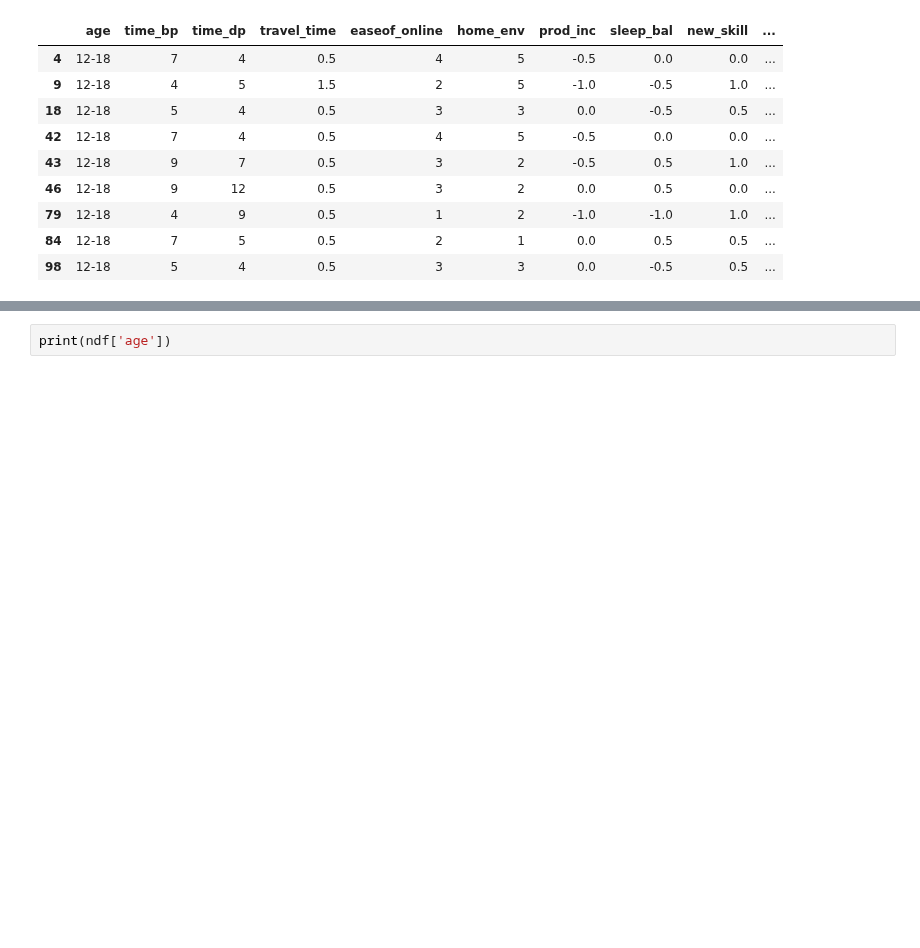
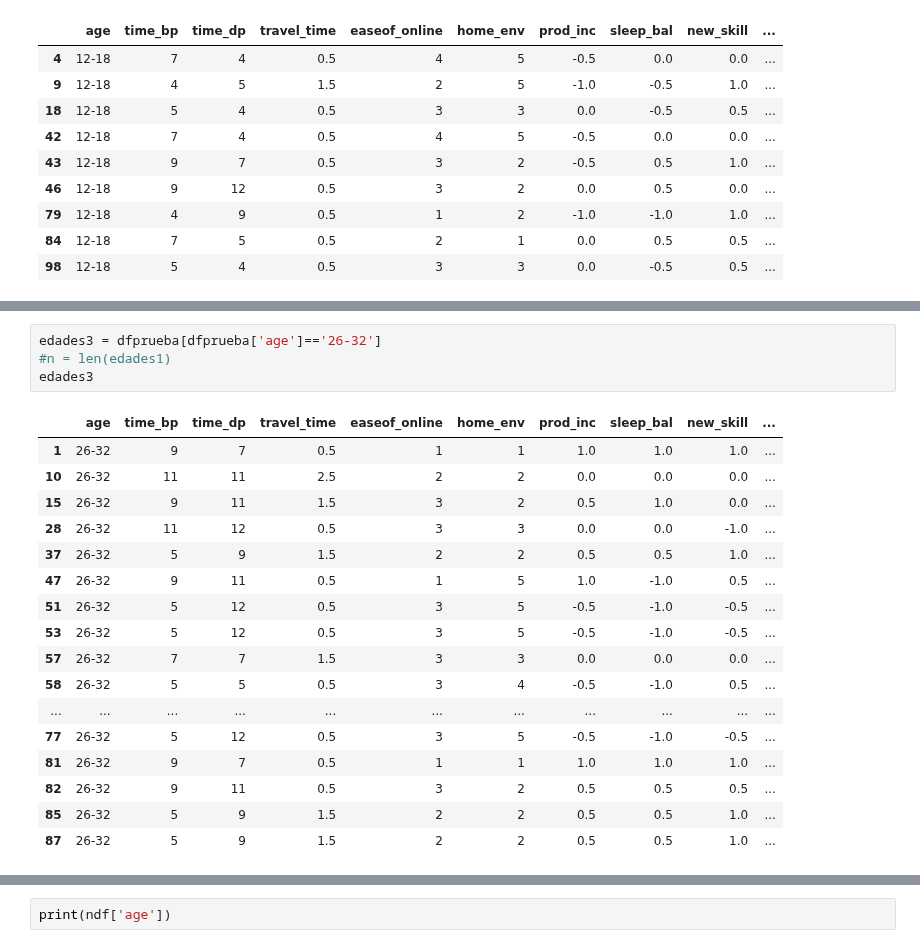
Before and after one commit to Gennifer2001/tesis, a Jupyter notebook: Tésisjeje2_0.ipynb, the cells around one changed output, grey strips where cells are left out. Saved outputs shown, nothing was run; the diff lists cells and outputs as text; blank space fills up the shorter version.

```diff
--- a/Tésisjeje2_0.ipynb
+++ b/Tésisjeje2_0.ipynb
@@ -193,0 +216,22 @@ edades1
+# %%
+edades3 = dfprueba[dfprueba['age']=='26-32']
+#n = len(edades1)
+edades3
+# %% [output]
+|  | age | time_bp | time_dp | travel_time | easeof_online | home_env | prod_inc | sleep_bal | new_skill | ... |
+| 1 | 26-32 | 9 | 7 | 0.5 | 1 | 1 | 1.0 | 1.0 | 1.0 | ... |
+| 10 | 26-32 | 11 | 11 | 2.5 | 2 | 2 | 0.0 | 0.0 | 0.0 | ... |
+| 15 | 26-32 | 9 | 11 | 1.5 | 3 | 2 | 0.5 | 1.0 | 0.0 | ... |
+| 28 | 26-32 | 11 | 12 | 0.5 | 3 | 3 | 0.0 | 0.0 | -1.0 | ... |
+| 37 | 26-32 | 5 | 9 | 1.5 | 2 | 2 | 0.5 | 0.5 | 1.0 | ... |
+| 47 | 26-32 | 9 | 11 | 0.5 | 1 | 5 | 1.0 | -1.0 | 0.5 | ... |
+| 51 | 26-32 | 5 | 12 | 0.5 | 3 | 5 | -0.5 | -1.0 | -0.5 | ... |
+| 53 | 26-32 | 5 | 12 | 0.5 | 3 | 5 | -0.5 | -1.0 | -0.5 | ... |
+| 57 | 26-32 | 7 | 7 | 1.5 | 3 | 3 | 0.0 | 0.0 | 0.0 | ... |
+| 58 | 26-32 | 5 | 5 | 0.5 | 3 | 4 | -0.5 | -1.0 | 0.5 | ... |
+| ... | ... | ... | ... | ... | ... | ... | ... | ... | ... | ... |
+| 77 | 26-32 | 5 | 12 | 0.5 | 3 | 5 | -0.5 | -1.0 | -0.5 | ... |
+| 81 | 26-32 | 9 | 7 | 0.5 | 1 | 1 | 1.0 | 1.0 | 1.0 | ... |
+| 82 | 26-32 | 9 | 11 | 0.5 | 3 | 2 | 0.5 | 0.5 | 0.5 | ... |
+| 85 | 26-32 | 5 | 9 | 1.5 | 2 | 2 | 0.5 | 0.5 | 1.0 | ... |
+| 87 | 26-32 | 5 | 9 | 1.5 | 2 | 2 | 0.5 | 0.5 | 1.0 | ... |
```
Also changed, not shown: parts of 6 cells of this notebook.
